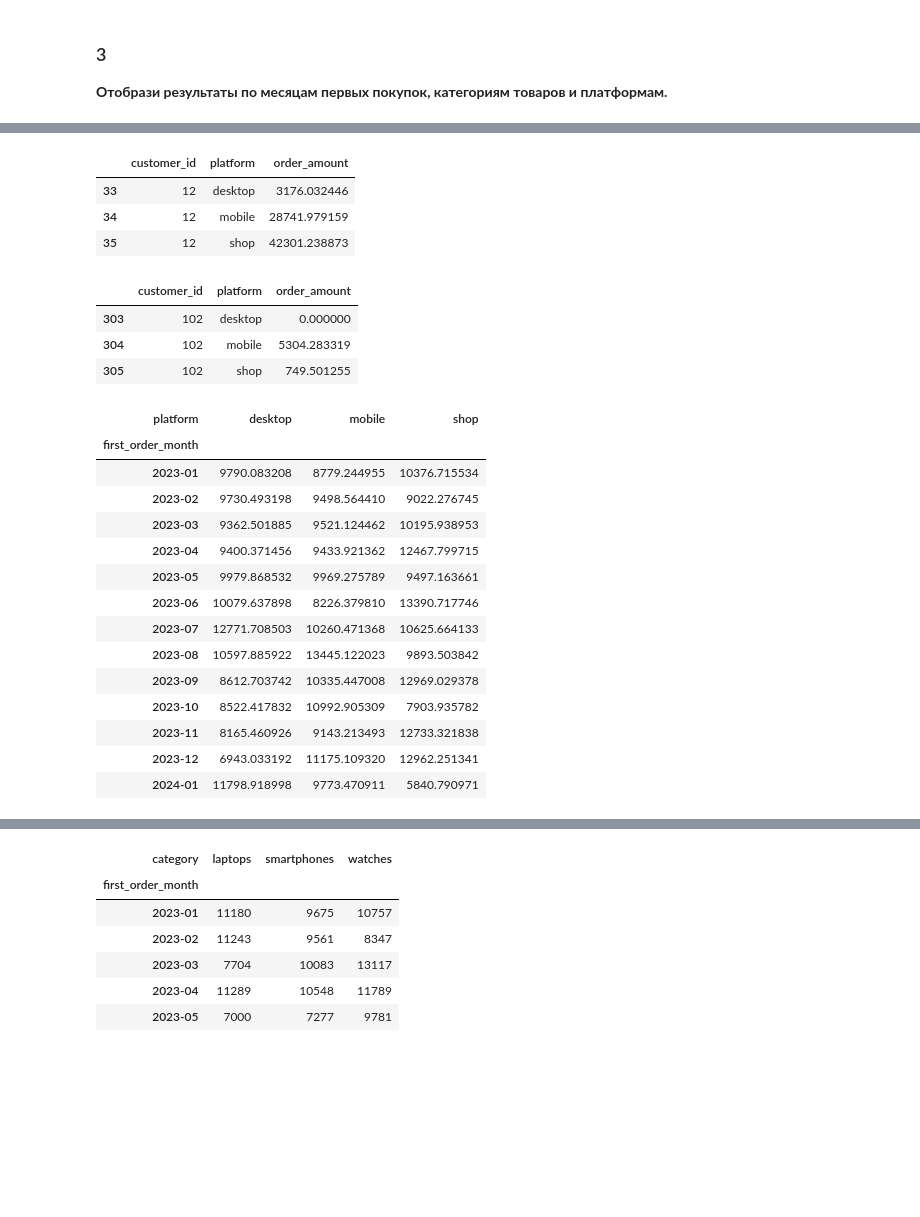
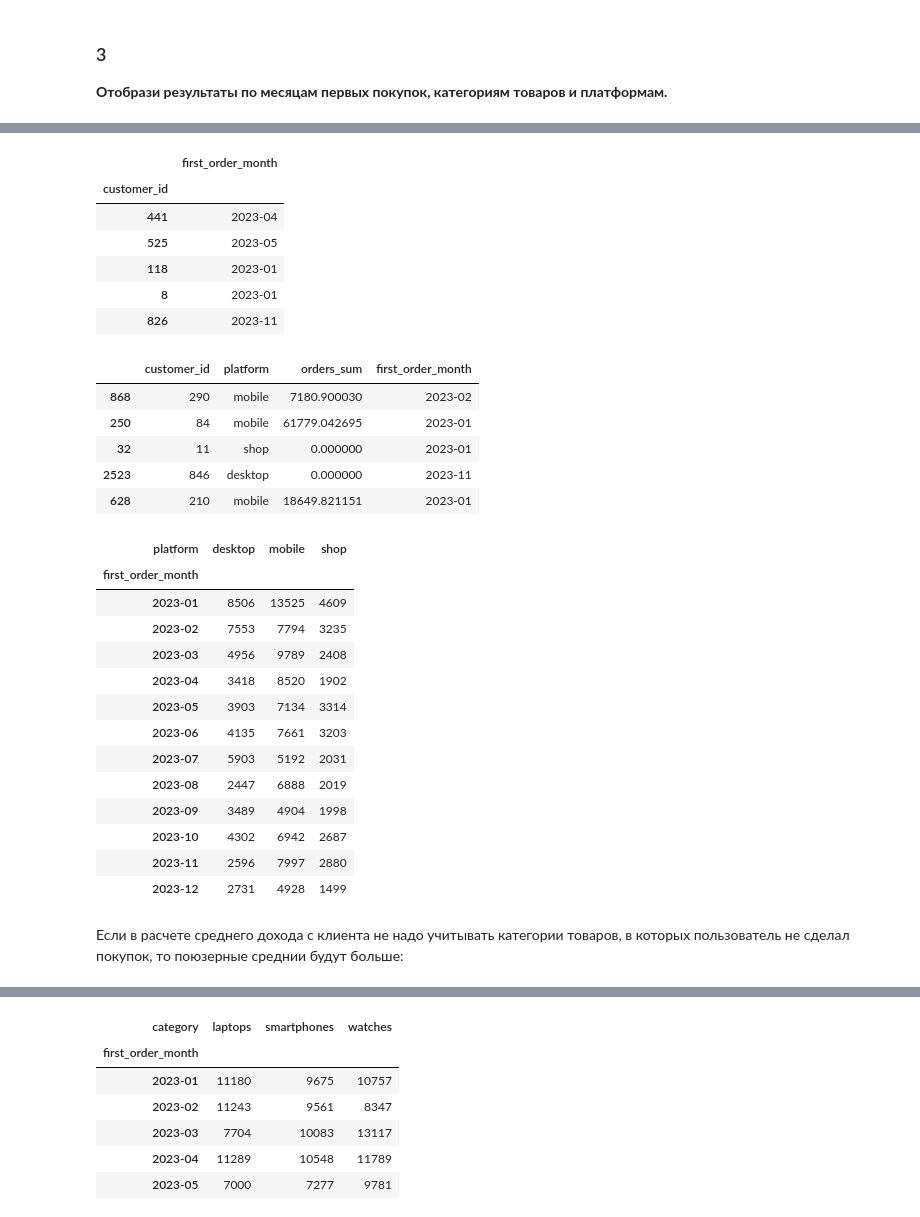
Before and after one commit to gbrs/test_tasks, a Jupyter notebook: karpov_01/pandas.ipynb, the cells around one changed output, grey strips where cells are left out. Cells and saved outputs as stored; diff of their text form; code cells hidden in the pictures; blank space fills up the shorter version.

```diff
--- a/karpov_01/pandas.ipynb
+++ b/karpov_01/pandas.ipynb
@@ -198,4 +200,5 @@ sns.boxplot(incomes_10_days, y='income_10_days', x='first_order_month');
 # %%
+#  для каждого пользователя найдем сумму его заказов на каждой платформе
 incomes_10_days_by_platform = (
     df[df.day_from_start < 10]
     .groupby(['customer_id', 'platform'])
@@ -203,5 +206,6 @@ incomes_10_days_by_platform = (
     .sum()
     .reset_index()
 )
+incomes_10_days_by_platform.columns = ['customer_id', 'platform', 'orders_sum']
 incomes_10_days_by_platform.sample(5)
 # %% [output]
@@ -214,45 +218,49 @@ incomes_10_days_by_platform.sample(5)
-# %%
-incomes_10_days_by_platform[incomes_10_days_by_platform.customer_id == 12]
-# %% [output]
-|  | customer_id | platform | order_amount |
-| 33 | 12 | desktop | 3176.032446 |
-| 34 | 12 | mobile | 28741.979159 |
-| 35 | 12 | shop | 42301.238873 |
 # %%
-incomes_10_days_by_platform[incomes_10_days_by_platform.customer_id == 102]
+# "словарь" с первыми месяцами для каждого пользователя
+first_months = df[df.day_from_start < 10][['customer_id', 'first_order_month']].groupby('customer_id').min()
+first_months.sample(5)
 # %% [output]
-|  | customer_id | platform | order_amount |
-| 303 | 102 | desktop | 0.000000 |
-| 304 | 102 | mobile | 5304.283319 |
-| 305 | 102 | shop | 749.501255 |
+|  | first_order_month |
+| customer_id |  |
+| 441 | 2023-04 |
+| 525 | 2023-05 |
+| 118 | 2023-01 |
+| 8 | 2023-01 |
+| 826 | 2023-11 |
+# %%
+# приджойним данные по первым месяцам
+incomes_10_days_by_platform_and_first_month = incomes_10_days_by_platform.join(first_months, on='customer_id')
+incomes_10_days_by_platform_and_first_month.sample(5)
+# %% [output]
+|  | customer_id | platform | orders_sum | first_order_month |
+| 868 | 290 | mobile | 7180.900030 | 2023-02 |
+| 250 | 84 | mobile | 61779.042695 | 2023-01 |
+| 32 | 11 | shop | 0.000000 | 2023-01 |
+| 2523 | 846 | desktop | 0.000000 | 2023-11 |
+| 628 | 210 | mobile | 18649.821151 | 2023-01 |
 # %%
 (
-    (
-        df[df.day_from_start < 10]
-        .pivot_table('order_amount', 'first_order_month', 'platform', aggfunc='sum')
-    )
-    /
-    (
-        df[df.day_from_start < 10]
-        .pivot_table('order_amount', 'first_order_month', 'platform', aggfunc='count')
-    )
+    incomes_10_days_by_platform_and_first_month
+    .pivot_table('orders_sum', 'first_order_month', 'platform')
     .round()
     .astype(int)
-    # .style.background_gradient()
+    [:12].
+    style.background_gradient()
 )
 # %% [output]
 | platform | desktop | mobile | shop |
 | first_order_month |  |  |  |
-| 2023-01 | 9790.083208 | 8779.244955 | 10376.715534 |
-| 2023-02 | 9730.493198 | 9498.564410 | 9022.276745 |
-| 2023-03 | 9362.501885 | 9521.124462 | 10195.938953 |
-| 2023-04 | 9400.371456 | 9433.921362 | 12467.799715 |
-| 2023-05 | 9979.868532 | 9969.275789 | 9497.163661 |
-| 2023-06 | 10079.637898 | 8226.379810 | 13390.717746 |
-| 2023-07 | 12771.708503 | 10260.471368 | 10625.664133 |
-| 2023-08 | 10597.885922 | 13445.122023 | 9893.503842 |
-| 2023-09 | 8612.703742 | 10335.447008 | 12969.029378 |
-| 2023-10 | 8522.417832 | 10992.905309 | 7903.935782 |
-| 2023-11 | 8165.460926 | 9143.213493 | 12733.321838 |
-| 2023-12 | 6943.033192 | 11175.109320 | 12962.251341 |
-| 2024-01 | 11798.918998 | 9773.470911 | 5840.790971 |
+| 2023-01 | 8506 | 13525 | 4609 |
+| 2023-02 | 7553 | 7794 | 3235 |
+| 2023-03 | 4956 | 9789 | 2408 |
+| 2023-04 | 3418 | 8520 | 1902 |
+| 2023-05 | 3903 | 7134 | 3314 |
+| 2023-06 | 4135 | 7661 | 3203 |
+| 2023-07 | 5903 | 5192 | 2031 |
+| 2023-08 | 2447 | 6888 | 2019 |
+| 2023-09 | 3489 | 4904 | 1998 |
+| 2023-10 | 4302 | 6942 | 2687 |
+| 2023-11 | 2596 | 7997 | 2880 |
+| 2023-12 | 2731 | 4928 | 1499 |
+# %% [markdown]
+Если в расчете среднего дохода с клиента не надо учитывать категории товаров, в которых пользователь не сделал покупок, то поюзерные среднии будут больше:
```
Also changed, not shown: parts of 9 cells of this notebook.
